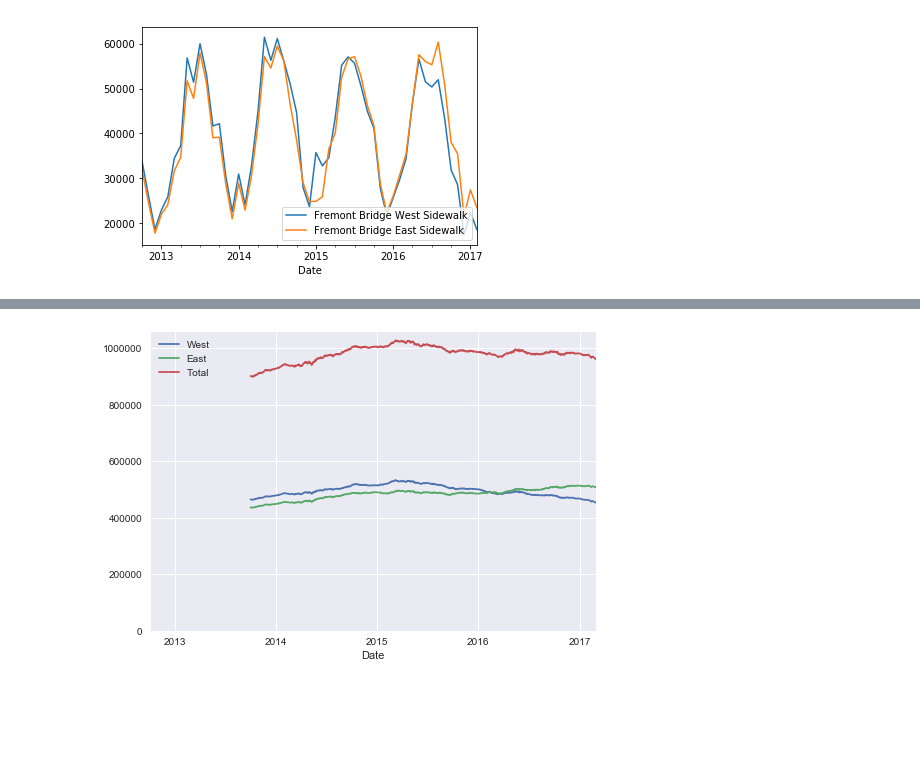
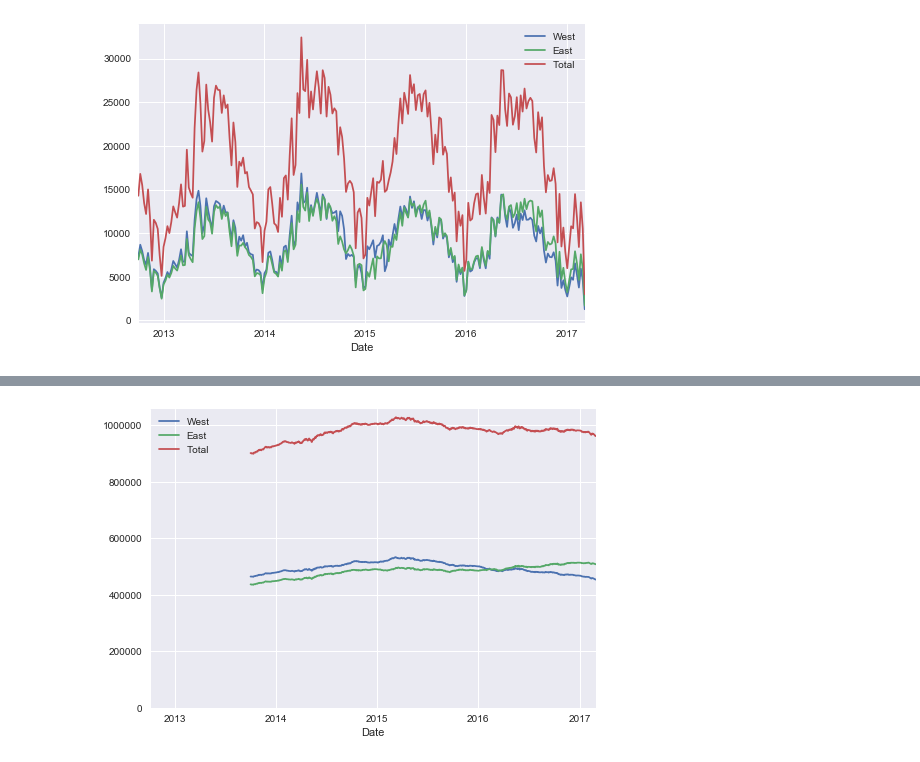
Before and after one commit to mileskrains/JupyterWorkflow, a Jupyter notebook: JupyterWorkflow.ipynb, the cells around one changed output, grey strips where cells are left out. Drawn from its saved outputs; the diff is of its cells as text; code cells hidden in the pictures; blank space fills up the shorter version.

Commit message:
refactor data download

```diff
--- a/JupyterWorkflow.ipynb
+++ b/JupyterWorkflow.ipynb
@@ -32,0 +1,22 @@ data.head()
+# %%
+import os
+from urllib.request import urlretrieve
+
+import matplotlib.pyplot as plt
+import pandas as pd
+
+%matplotlib inline
+plt.style.use('seaborn')
+
+URL = 'https://data.seattle.gov/api/views/65db-xm6k/rows.csv?accessType=DOWNLOAD'
+
+def get_fremont_data(filename='Fremont.csv', url=URL, force_download=False):
+    if force_download or not os.path.exists(filename):
+        urlretrieve(url, filename)
+    data = pd.read_csv('Fremont.csv', index_col='Date', parse_dates=True)
+    data.columns = ['West', 'East']
+    data['Total'] = data['West'] + data['East']
+    return data
+# %%
+data = get_fremont_data()
+data.head()
@@ -33,5 +31,4 @@ data.head()
 # %%
-%matplotlib inline
-data.resample('M').sum().plot();
+data.resample('W').sum().plot();
 # %% [output]
-[figure, old version]
+[figure, new version]
```
Also changed, not shown: parts of 7 cells of this notebook.
